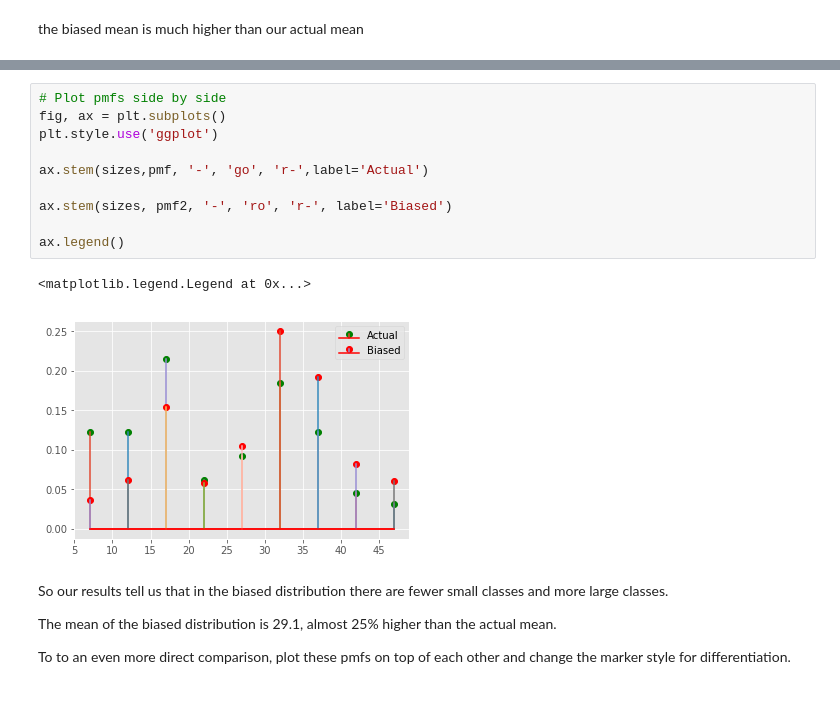
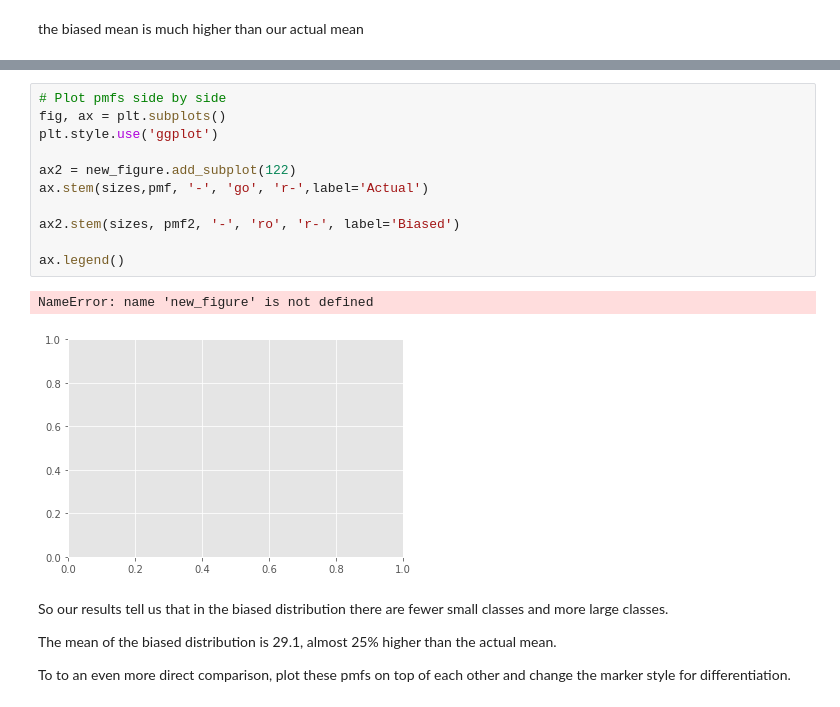
Before and after one commit to as6140/dsc-1-09-07-the-probability-mass-function-lab-seattle-ds-career-040119, a Jupyter notebook: index.ipynb, the cells around one changed output, grey strips where cells are left out. Cells and saved outputs as stored; diff of their text form.

```diff
--- a/index.ipynb
+++ b/index.ipynb
@@ -168,16 +168,17 @@ Here we see it, the average or expected value of biased results become much high
 # %%
 # Plot pmfs side by side
 fig, ax = plt.subplots()
 plt.style.use('ggplot')
 
+ax2 = new_figure.add_subplot(122)
 ax.stem(sizes,pmf, '-', 'go', 'r-',label='Actual')
 
-ax.stem(sizes, pmf2, '-', 'ro', 'r-', label='Biased')
+ax2.stem(sizes, pmf2, '-', 'ro', 'r-', label='Biased')
 
 ax.legend()
 # %% [output]
-<matplotlib.legend.Legend at 0x...>
+NameError: name 'new_figure' is not defined
-[figure, old version]
+[figure, new version]
 # %% [markdown]
 So our results tell us that in the biased distribution there are fewer small classes and more large classes.
 
```
